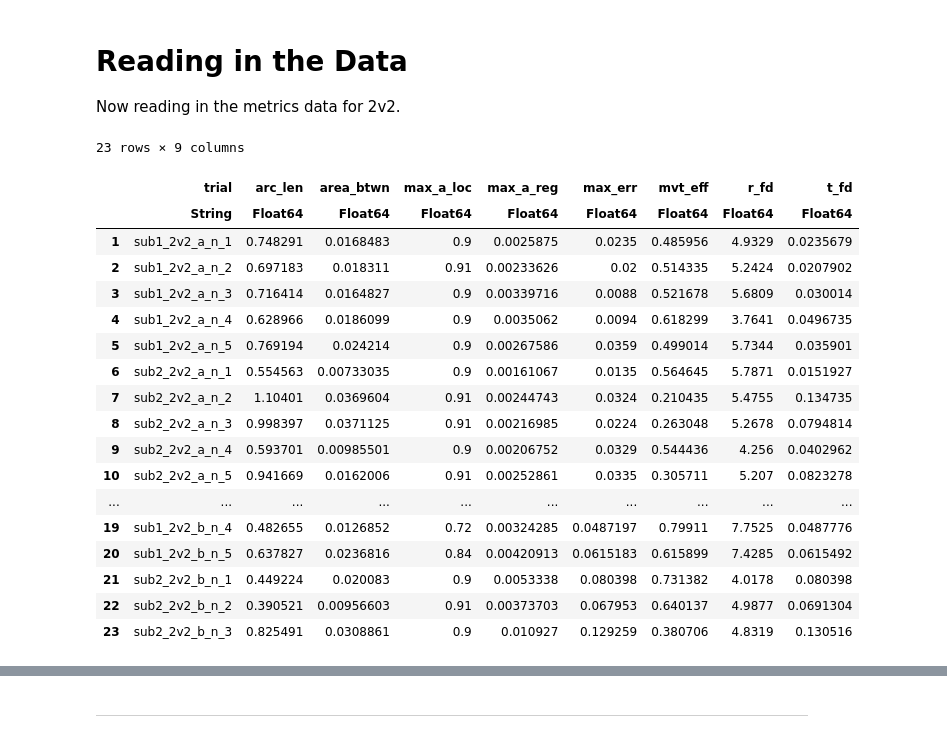
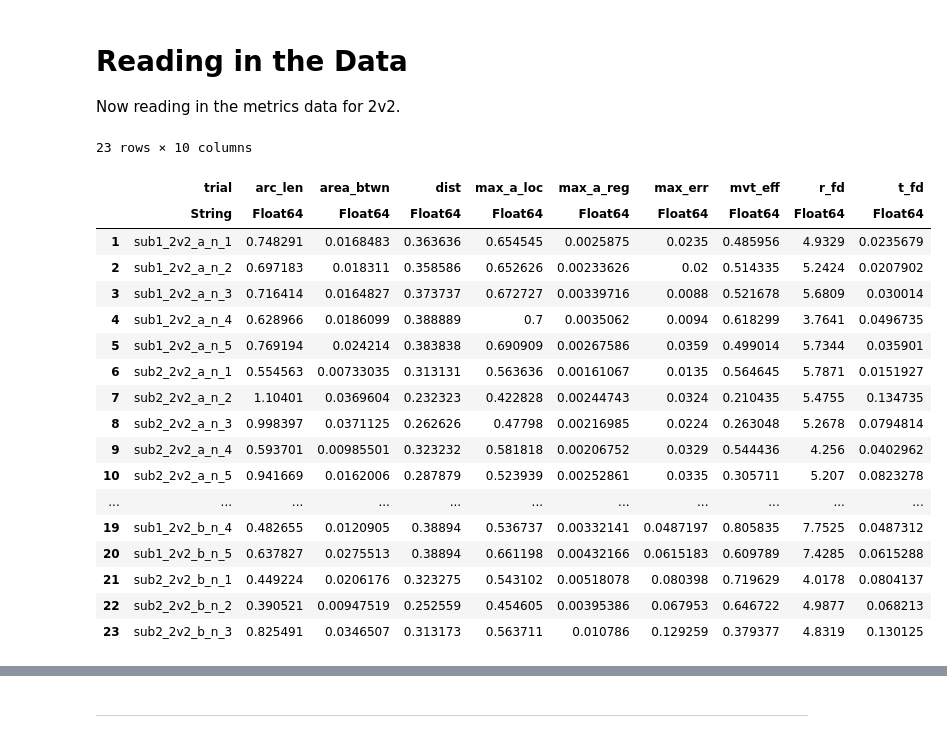
Before and after one commit to NotCras/asterisk_test, a Jupyter notebook: data_analysis_julia.ipynb, the cells around one changed output, grey strips where cells are left out. Saved outputs shown, nothing was run; the diff lists cells and outputs as text; code cells hidden in the pictures.

```diff
--- a/data_analysis_julia.ipynb
+++ b/data_analysis_julia.ipynb
@@ -26,26 +37,26 @@ Ready to go!
 # Reading in the Data
 Now reading in the metrics data for 2v2.
 # %%
-df_2v2 = CSV.read("results/2v2_metrics.csv", DataFrame, copycols=true)
-first(df_2v2, 23)
+df_hand = CSV.read(f"results/{hand}_metrics.csv", DataFrame, copycols=true)
+first(df_hand, 23)
 # %% [output]
-23 rows × 9 columns
+23 rows × 10 columns
-|  | trial | arc_len | area_btwn | max_a_loc | max_a_reg | max_err | mvt_eff | r_fd | t_fd |
-|  | String | Float64 | Float64 | Float64 | Float64 | Float64 | Float64 | Float64 | Float64 |
-| 1 | sub1_2v2_a_n_1 | 0.748291 | 0.0168483 | 0.9 | 0.0025875 | 0.0235 | 0.485956 | 4.9329 | 0.0235679 |
-| 2 | sub1_2v2_a_n_2 | 0.697183 | 0.018311 | 0.91 | 0.00233626 | 0.02 | 0.514335 | 5.2424 | 0.0207902 |
-| 3 | sub1_2v2_a_n_3 | 0.716414 | 0.0164827 | 0.9 | 0.00339716 | 0.0088 | 0.521678 | 5.6809 | 0.030014 |
-| 4 | sub1_2v2_a_n_4 | 0.628966 | 0.0186099 | 0.9 | 0.0035062 | 0.0094 | 0.618299 | 3.7641 | 0.0496735 |
-| 5 | sub1_2v2_a_n_5 | 0.769194 | 0.024214 | 0.9 | 0.00267586 | 0.0359 | 0.499014 | 5.7344 | 0.035901 |
-| 6 | sub2_2v2_a_n_1 | 0.554563 | 0.00733035 | 0.9 | 0.00161067 | 0.0135 | 0.564645 | 5.7871 | 0.0151927 |
-| 7 | sub2_2v2_a_n_2 | 1.10401 | 0.0369604 | 0.91 | 0.00244743 | 0.0324 | 0.210435 | 5.4755 | 0.134735 |
-| 8 | sub2_2v2_a_n_3 | 0.998397 | 0.0371125 | 0.91 | 0.00216985 | 0.0224 | 0.263048 | 5.2678 | 0.0794814 |
-| 9 | sub2_2v2_a_n_4 | 0.593701 | 0.00985501 | 0.9 | 0.00206752 | 0.0329 | 0.544436 | 4.256 | 0.0402962 |
-| 10 | sub2_2v2_a_n_5 | 0.941669 | 0.0162006 | 0.91 | 0.00252861 | 0.0335 | 0.305711 | 5.207 | 0.0823278 |
-| ... | ... | ... | ... | ... | ... | ... | ... | ... | ... |
-| 19 | sub1_2v2_b_n_4 | 0.482655 | 0.0126852 | 0.72 | 0.00324285 | 0.0487197 | 0.79911 | 7.7525 | 0.0487776 |
-| 20 | sub1_2v2_b_n_5 | 0.637827 | 0.0236816 | 0.84 | 0.00420913 | 0.0615183 | 0.615899 | 7.4285 | 0.0615492 |
-| 21 | sub2_2v2_b_n_1 | 0.449224 | 0.020083 | 0.9 | 0.0053338 | 0.080398 | 0.731382 | 4.0178 | 0.080398 |
-| 22 | sub2_2v2_b_n_2 | 0.390521 | 0.00956603 | 0.91 | 0.00373703 | 0.067953 | 0.640137 | 4.9877 | 0.0691304 |
-| 23 | sub2_2v2_b_n_3 | 0.825491 | 0.0308861 | 0.9 | 0.010927 | 0.129259 | 0.380706 | 4.8319 | 0.130516 |
+|  | trial | arc_len | area_btwn | dist | max_a_loc | max_a_reg | max_err | mvt_eff | r_fd | t_fd |
+|  | String | Float64 | Float64 | Float64 | Float64 | Float64 | Float64 | Float64 | Float64 | Float64 |
+| 1 | sub1_2v2_a_n_1 | 0.748291 | 0.0168483 | 0.363636 | 0.654545 | 0.0025875 | 0.0235 | 0.485956 | 4.9329 | 0.0235679 |
+| 2 | sub1_2v2_a_n_2 | 0.697183 | 0.018311 | 0.358586 | 0.652626 | 0.00233626 | 0.02 | 0.514335 | 5.2424 | 0.0207902 |
+| 3 | sub1_2v2_a_n_3 | 0.716414 | 0.0164827 | 0.373737 | 0.672727 | 0.00339716 | 0.0088 | 0.521678 | 5.6809 | 0.030014 |
+| 4 | sub1_2v2_a_n_4 | 0.628966 | 0.0186099 | 0.388889 | 0.7 | 0.0035062 | 0.0094 | 0.618299 | 3.7641 | 0.0496735 |
+| 5 | sub1_2v2_a_n_5 | 0.769194 | 0.024214 | 0.383838 | 0.690909 | 0.00267586 | 0.0359 | 0.499014 | 5.7344 | 0.035901 |
+| 6 | sub2_2v2_a_n_1 | 0.554563 | 0.00733035 | 0.313131 | 0.563636 | 0.00161067 | 0.0135 | 0.564645 | 5.7871 | 0.0151927 |
+| 7 | sub2_2v2_a_n_2 | 1.10401 | 0.0369604 | 0.232323 | 0.422828 | 0.00244743 | 0.0324 | 0.210435 | 5.4755 | 0.134735 |
+| 8 | sub2_2v2_a_n_3 | 0.998397 | 0.0371125 | 0.262626 | 0.47798 | 0.00216985 | 0.0224 | 0.263048 | 5.2678 | 0.0794814 |
+| 9 | sub2_2v2_a_n_4 | 0.593701 | 0.00985501 | 0.323232 | 0.581818 | 0.00206752 | 0.0329 | 0.544436 | 4.256 | 0.0402962 |
+| 10 | sub2_2v2_a_n_5 | 0.941669 | 0.0162006 | 0.287879 | 0.523939 | 0.00252861 | 0.0335 | 0.305711 | 5.207 | 0.0823278 |
+| ... | ... | ... | ... | ... | ... | ... | ... | ... | ... | ... |
+| 19 | sub1_2v2_b_n_4 | 0.482655 | 0.0120905 | 0.38894 | 0.536737 | 0.00332141 | 0.0487197 | 0.805835 | 7.7525 | 0.0487312 |
+| 20 | sub1_2v2_b_n_5 | 0.637827 | 0.0275513 | 0.38894 | 0.661198 | 0.00432166 | 0.0615183 | 0.609789 | 7.4285 | 0.0615288 |
+| 21 | sub2_2v2_b_n_1 | 0.449224 | 0.0206176 | 0.323275 | 0.543102 | 0.00518078 | 0.080398 | 0.719629 | 4.0178 | 0.0804137 |
+| 22 | sub2_2v2_b_n_2 | 0.390521 | 0.00947519 | 0.252559 | 0.454605 | 0.00395386 | 0.067953 | 0.646722 | 4.9877 | 0.068213 |
+| 23 | sub2_2v2_b_n_3 | 0.825491 | 0.0346507 | 0.313173 | 0.563711 | 0.010786 | 0.129259 | 0.379377 | 4.8319 | 0.130125 |
 # %%
```
Also changed, not shown: parts of 56 cells of this notebook, 5 other files.
